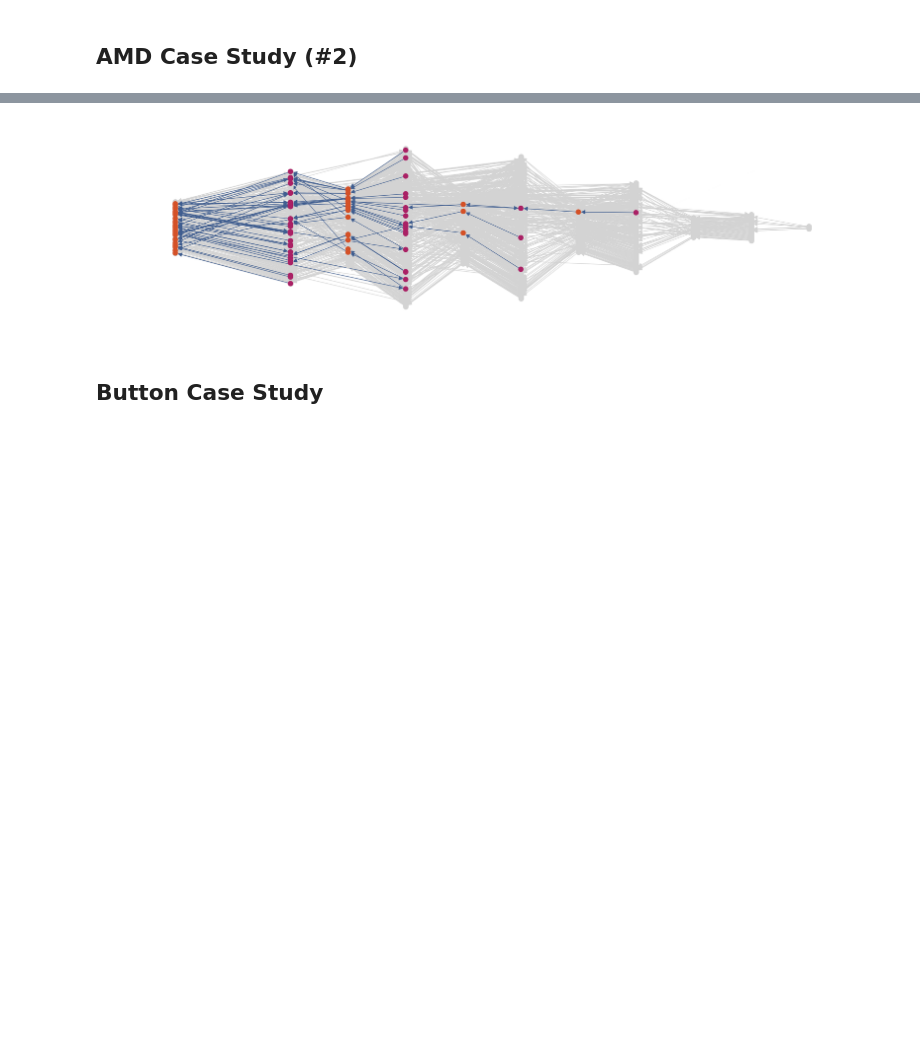
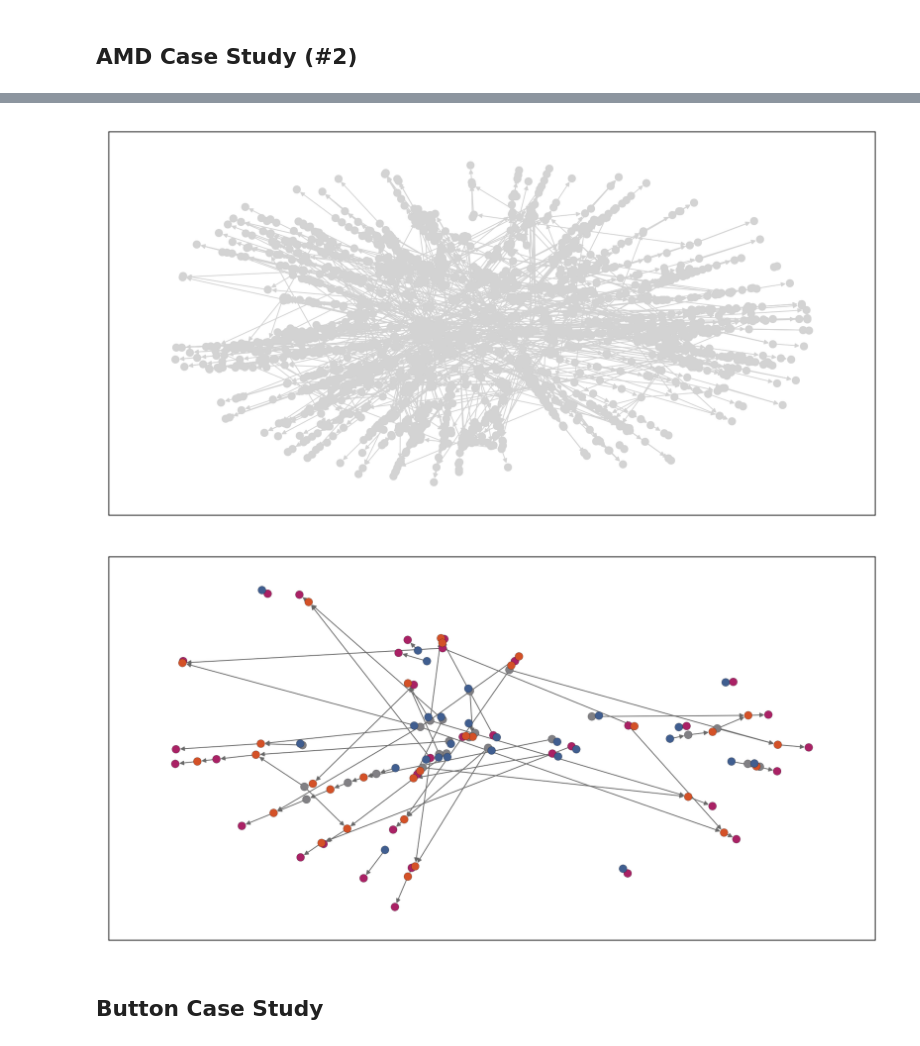
Before and after one commit to coleygroup/sparrow, a Jupyter notebook: notebooks/analyze_results.ipynb, the cells around one changed output, grey strips where cells are left out. Cells and saved outputs as stored; diff of their text form; code cells hidden in the pictures; blank space fills up the shorter version.

```diff
--- a/notebooks/analyze_results.ipynb
+++ b/notebooks/analyze_results.ipynb
@@ -222,16 +321,19 @@ fig.savefig(save_dir/f'reactions{ftype}',bbox_inches='tight', dpi=200, transpare
 # %%
 reload(plot_utils)
-vis_results = Path('../results/amd/lam_5.0_1_1')
-fig, ax = plot_utils.graph_vis(
+vis_results = Path('../results/amd/lam_5_1_1')
+fig1, ax1, fig2, ax2 = plot_utils.graph_vis(
     tree_path=Path('../examples/amd/trees_w_info.json'),
     routes_path=Path(vis_results/'routes.json'),
     cleaned_tar_path=Path(vis_results/'cleaned_tar_dict.csv'),
     percent_plot=1
     )
-plot_utils.set_size(6, 1.5, ax=ax)
-fig.savefig(save_dir/f'network{ftype}',bbox_inches='tight', dpi=1000, transparent=True)
+plot_utils.set_size(6, 3, ax=ax1)
+plot_utils.set_size(6, 3, ax=ax2)
+fig1.savefig(save_dir/f'network_back{ftype}',bbox_inches='tight', dpi=1000, transparent=True)
+fig2.savefig(save_dir/f'network_front{ftype}',bbox_inches='tight', dpi=1000, transparent=True)
 # %% [output]
-[figure, old version]
+[figure, new version]
+[figure, added]
 # %% [markdown]
 ## Button Case Study
 # %%
```
Also changed, not shown: parts of 26 cells of this notebook, 17 other files.
